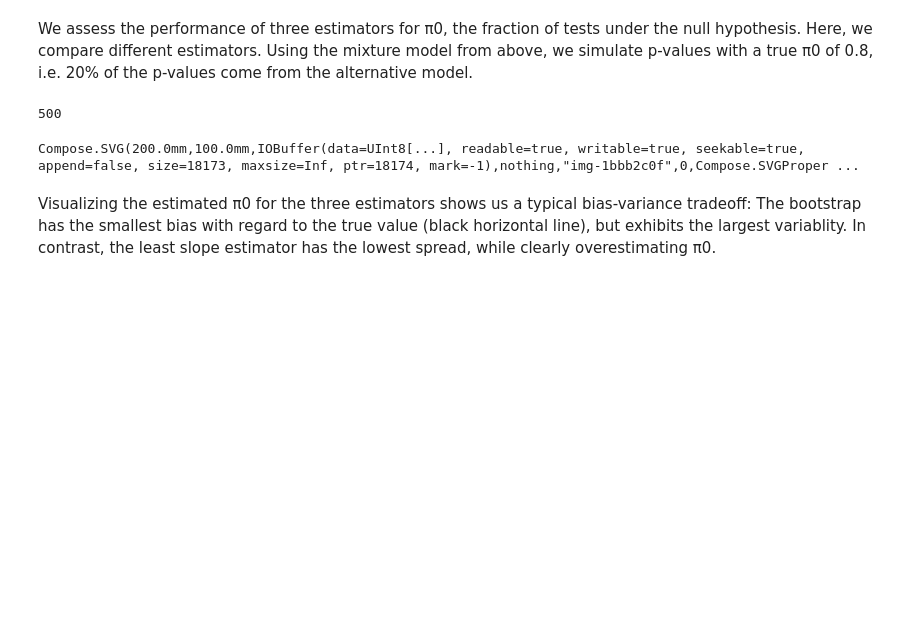
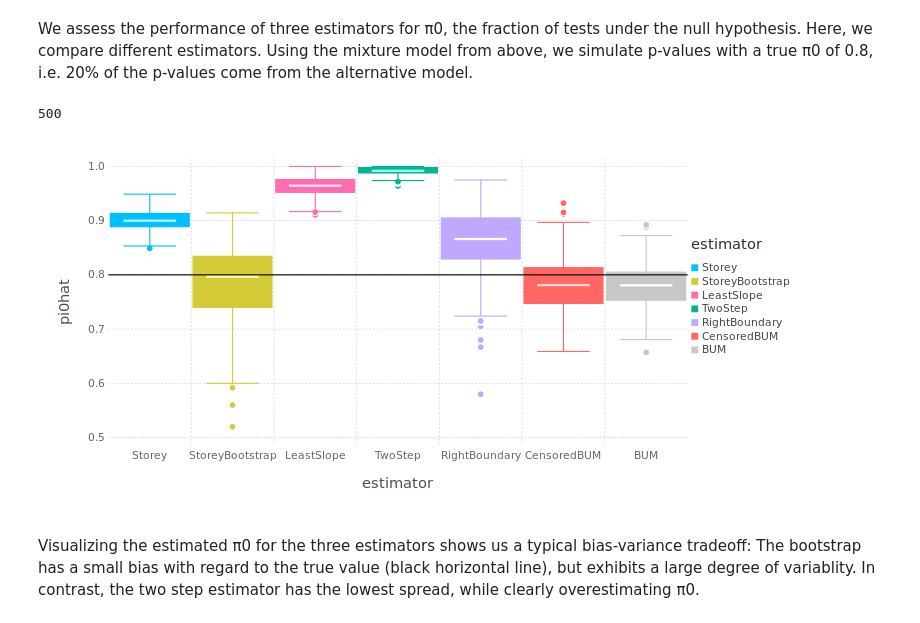
Before and after one commit to juliangehring/MultipleTesting.jl, a Jupyter notebook: doc/notebooks/pi0-estimation.ipynb, the cells around one changed output. Cells and saved outputs as stored; diff of their text form; code cells hidden in the pictures; blank space fills up the shorter version.

```diff
--- a/doc/notebooks/pi0-estimation.ipynb
+++ b/doc/notebooks/pi0-estimation.ipynb
@@ -38,7 +40,13 @@ simulate_mixed_pvalues (generic function with 1 method)
 # %% [markdown]
 We assess the performance of three estimators for π0, the fraction of tests under the null hypothesis. Here, we compare different estimators. Using the mixture model from above, we simulate p-values with a true π0 of 0.8, i.e. 20% of the p-values come from the alternative model.
 # %%
-estimators = ["Storey", "StoreyBootstrap", "LeastSlope", "TwoStep", "RightBoundary", "CensoredBUM", "BUM"];
+estimators = ["Storey",
+              "StoreyBootstrap",
+              "LeastSlope",
+              "TwoStep",
+              "RightBoundary",
+              "CensoredBUM",
+              "BUM"];
 # %%
 n0 = 400
 n1 = 100
@@ -65,10 +73,10 @@ names!(df, [:estimator, :pi0hat]);
 # %%
 p = plot(
     layer(yintercept = [pi0], Geom.hline(color = colorant"black")),
     layer(df, x = "estimator", y = "pi0hat", color = "estimator", Geom.boxplot)
 )
-draw(SVG(20cm, 10cm), p)
+draw(PNG(20cm, 10cm), p)
 # %% [output]
-Compose.SVG(200.0mm,100.0mm,IOBuffer(data=UInt8[...], readable=true, writable=true, seekable=true, append=false, size=18173, maxsize=Inf, ptr=18174, mark=-1),nothing,"img-1bbb2c0f",0,Compose.SVGProper ...
+[figure, added]
 # %% [markdown]
-Visualizing the estimated π0 for the three estimators shows us a typical bias-variance tradeoff: The bootstrap has the smallest bias with regard to the true value (black horizontal line), but exhibits the largest variablity. In contrast, the least slope estimator has the lowest spread, while clearly overestimating π0.
+Visualizing the estimated π0 for the three estimators shows us a typical bias-variance tradeoff: The bootstrap has a small bias with regard to the true value (black horizontal line), but exhibits a large degree of variablity. In contrast, the two step estimator has the lowest spread, while clearly overestimating π0.
```
Also changed, not shown: parts of 5 cells of this notebook, 19 other files.
